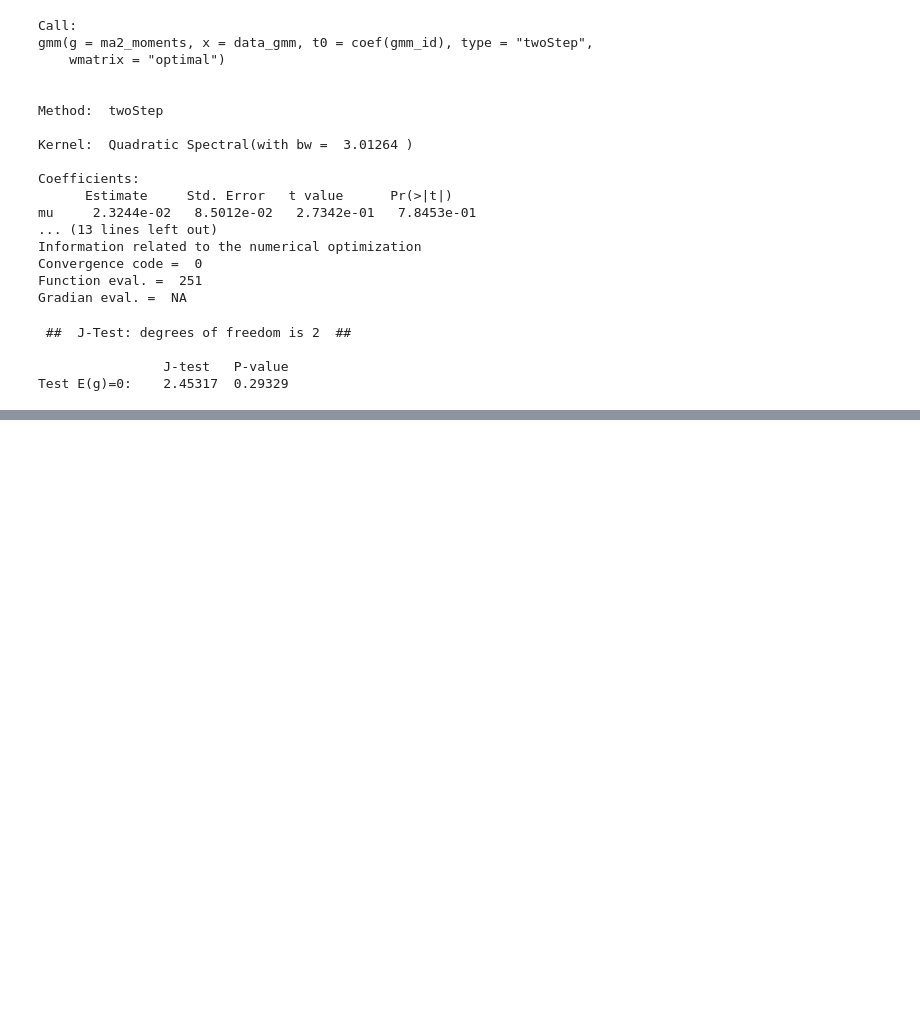
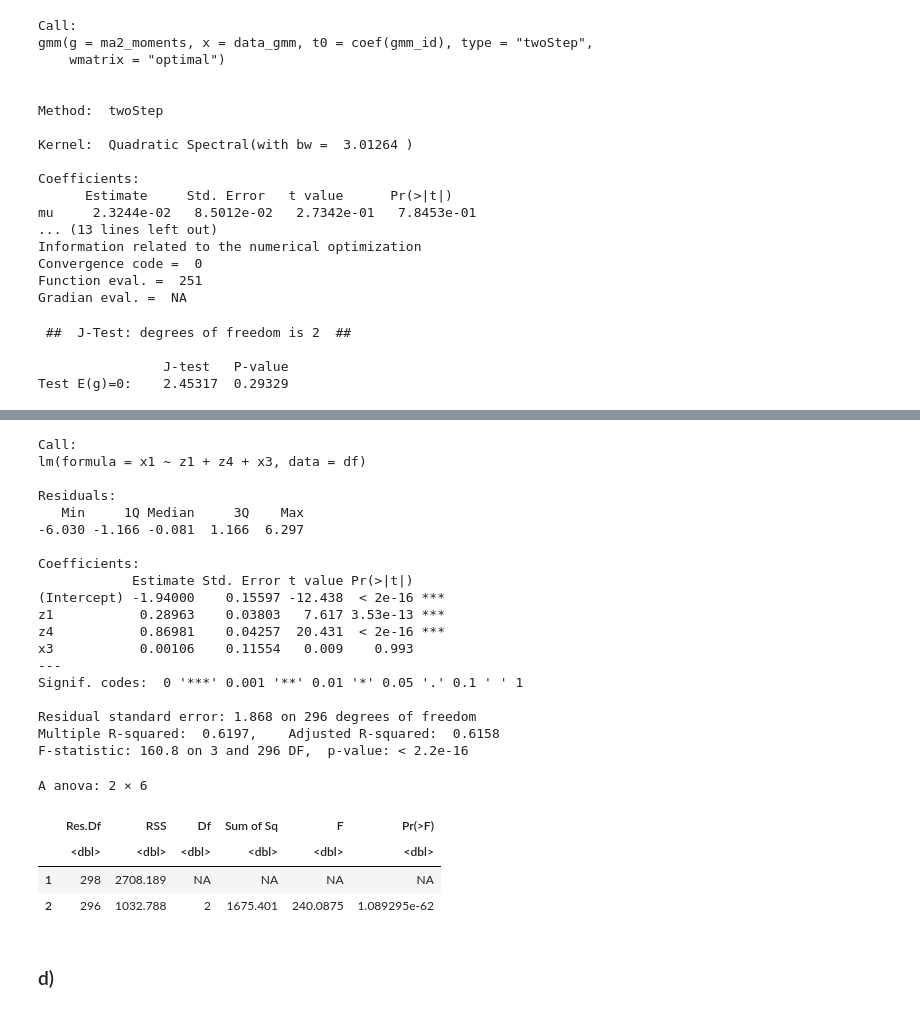
Before and after one commit to 52804407/Advanced_Econometrics_Pasz_Dohnal_Tom-, a Jupyter notebook: AE_HW2_Group27_Pasz_Dohnal_Gabriel.ipynb, the cells around one changed output, grey strips where cells are left out. Cells and saved outputs as stored; diff of their text form; code cells hidden in the pictures; blank space fills up the shorter version.

```diff
--- a/AE_HW2_Group27_Pasz_Dohnal_Gabriel.ipynb
+++ b/AE_HW2_Group27_Pasz_Dohnal_Gabriel.ipynb
@@ -286,0 +410,32 @@ Test E(g)=0:    2.45317  0.29329
+# %%
+IV_rel_test <- lm(x1 ~ z1 + z4 + x3, data = df)
+summary(IV_rel_test)
+
+linearHypothesis(IV_rel_test, c("z1 = 0", "z4 = 0"))
+# %% [output]
+Call:
+lm(formula = x1 ~ z1 + z4 + x3, data = df)
+
+Residuals:
+   Min     1Q Median     3Q    Max
+-6.030 -1.166 -0.081  1.166  6.297
+
+Coefficients:
+            Estimate Std. Error t value Pr(>|t|)
+(Intercept) -1.94000    0.15597 -12.438  < 2e-16 ***
+z1           0.28963    0.03803   7.617 3.53e-13 ***
+z4           0.86981    0.04257  20.431  < 2e-16 ***
+x3           0.00106    0.11554   0.009    0.993
+---
+Signif. codes:  0 '***' 0.001 '**' 0.01 '*' 0.05 '.' 0.1 ' ' 1
+
+Residual standard error: 1.868 on 296 degrees of freedom
+Multiple R-squared:  0.6197,    Adjusted R-squared:  0.6158
+F-statistic: 160.8 on 3 and 296 DF,  p-value: < 2.2e-16
+A anova: 2 × 6
+|  | Res.Df | RSS | Df | Sum of Sq | F | Pr(>F) |
+|  | <dbl> | <dbl> | <dbl> | <dbl> | <dbl> | <dbl> |
+| 1 | 298 | 2708.189 | NA | NA | NA | NA |
+| 2 | 296 | 1032.788 | 2 | 1675.401 | 240.0875 | 1.089295e-62 |
+# %% [markdown]
+### d)
```
Also changed, not shown: parts of 16 cells of this notebook.
